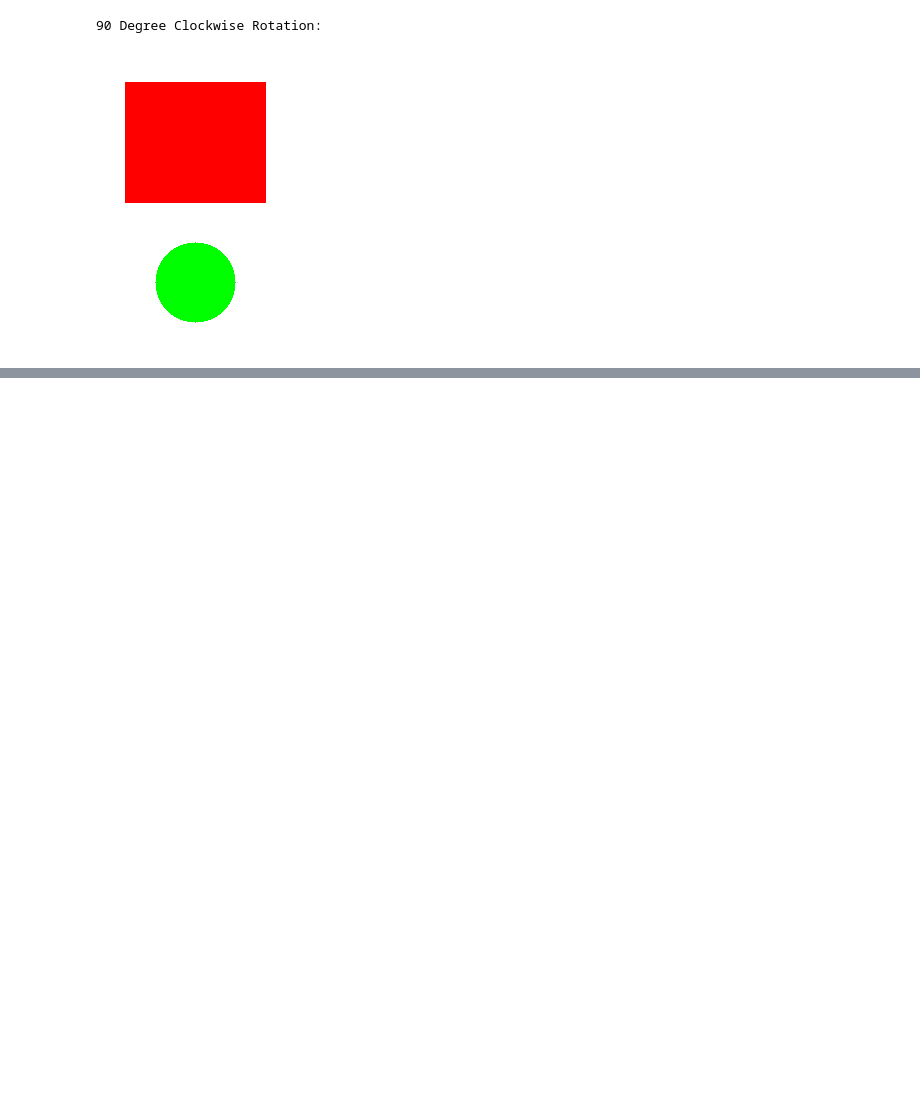
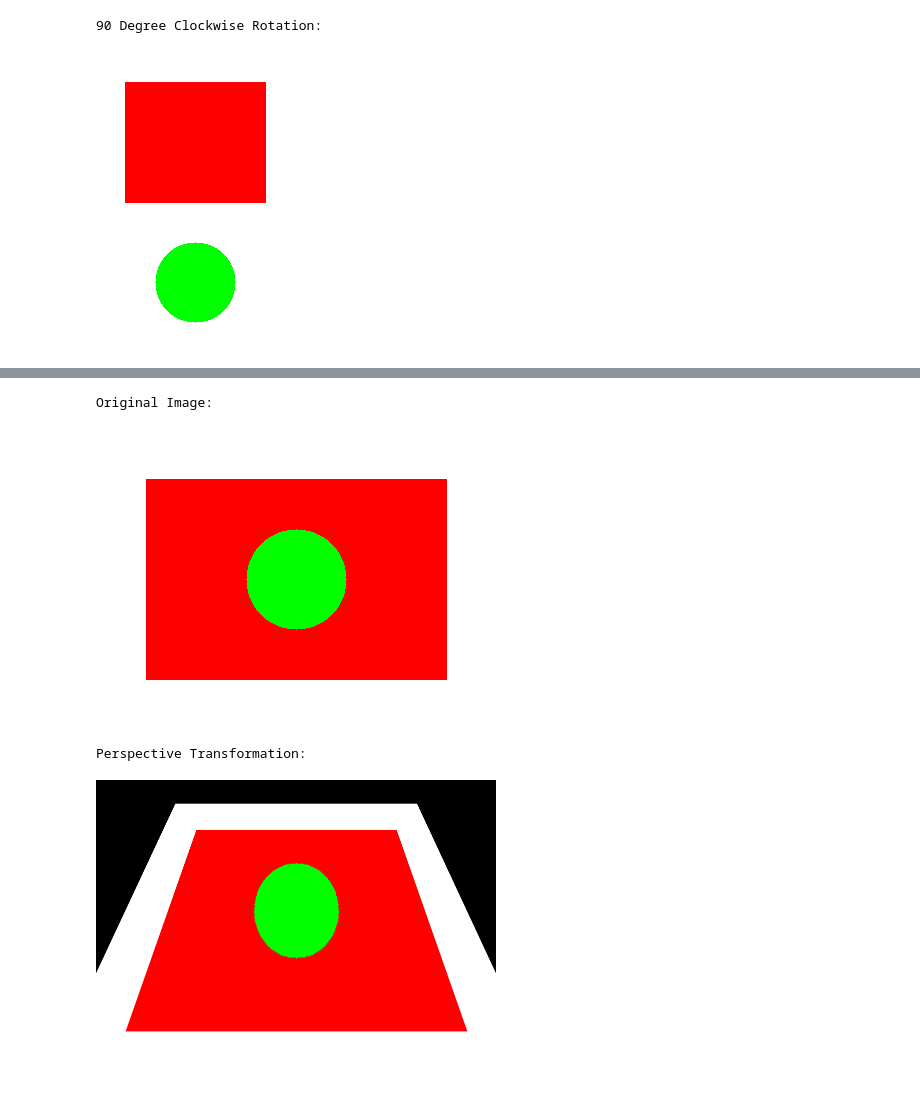
Before and after one commit to Sravanthi-G919/ITA0515--Computer-vision, a Jupyter notebook: Computer_Vision_Lab.ipynb, the cells around one changed output, grey strips where cells are left out. Saved outputs shown, nothing was run; the diff lists cells and outputs as text; code cells hidden in the pictures; blank space fills up the shorter version.

```diff
--- a/Computer_Vision_Lab.ipynb
+++ b/Computer_Vision_Lab.ipynb
@@ -232,0 +298,25 @@ Original Image:
+# %%
+import cv2
+import numpy as np
+from google.colab.patches import cv2_imshow
+
+img = np.zeros((300, 400, 3), dtype=np.uint8)
+img[:] = (255, 255, 255)
+cv2.rectangle(img, (50, 50), (350, 250), (0, 0, 255), -1)
+cv2.circle(img, (200, 150), 50, (0, 255, 0), -1)
+
+src = np.float32([[50, 50], [350, 50], [50, 250], [350, 250]])
+dst = np.float32([[100, 50], [300, 50], [30, 250], [370, 250]])
+
+matrix = cv2.getPerspectiveTransform(src, dst)
+result = cv2.warpPerspective(img, matrix, (400, 300))
+
+print("Original Image:")
+cv2_imshow(img)
+print("Perspective Transformation:")
+cv2_imshow(result)
+# %% [output]
+Original Image:
+[figure, added]
+Perspective Transformation:
+[figure, added]
```
Also changed, not shown: parts of 9 cells of this notebook.
